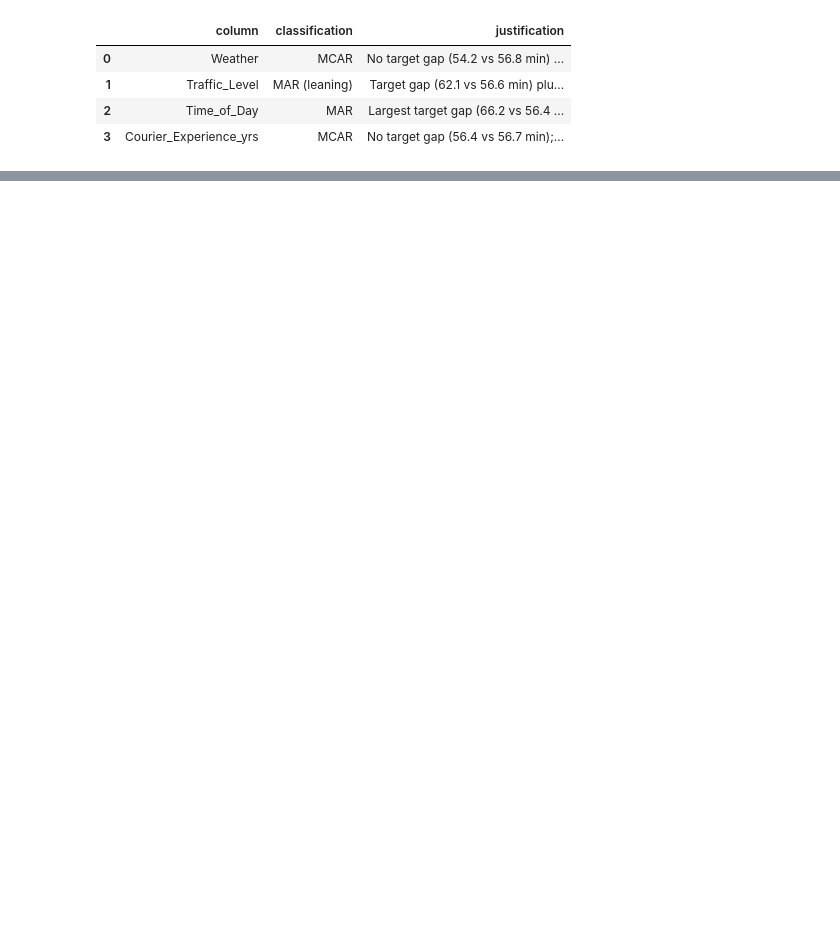
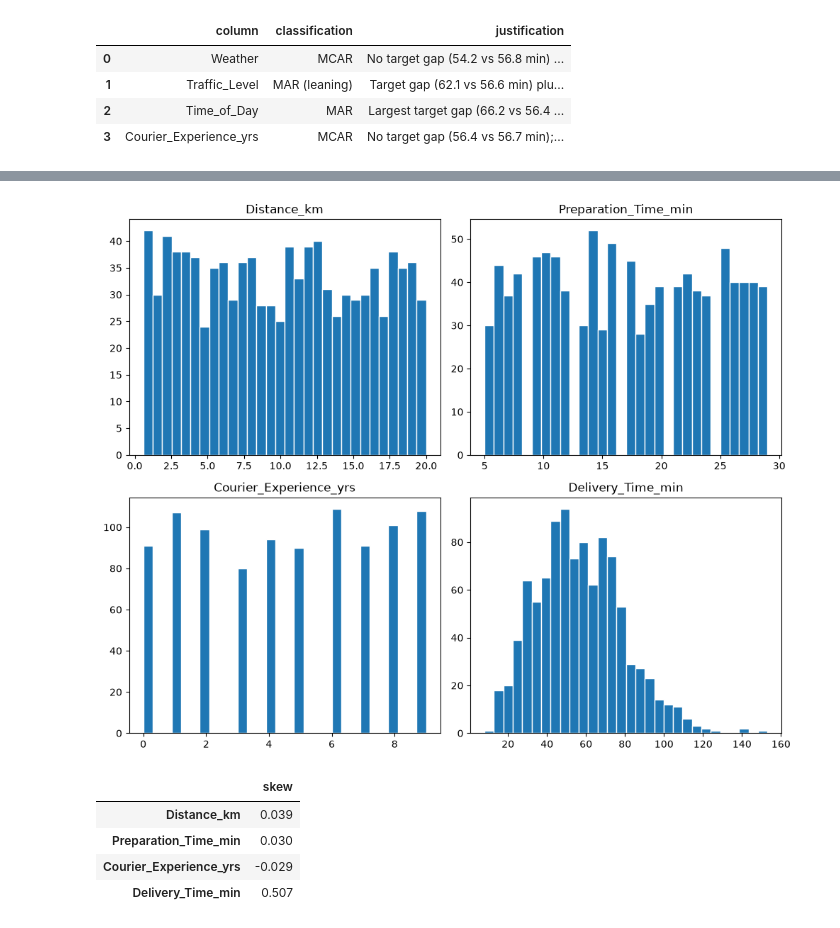
Before and after one commit to felo9015/food_delivery_time_prediction, a Jupyter notebook: notebooks/eda_exploration.ipynb, the cells around one changed output, grey strips where cells are left out. Drawn from its saved outputs; the diff is of its cells as text; code cells hidden in the pictures; blank space fills up the shorter version.

```diff
--- a/notebooks/eda_exploration.ipynb
+++ b/notebooks/eda_exploration.ipynb
@@ -273,0 +278,18 @@ pd.DataFrame([
+# %%
+num_cols = ["Distance_km", "Preparation_Time_min", "Courier_Experience_yrs", "Delivery_Time_min"]
+
+fig, axes = plt.subplots(2, 2, figsize=(10, 8))
+for ax, c in zip(axes.flat, num_cols):
+    ax.hist(df[c].dropna(), bins=30, edgecolor="white")
+    ax.set_title(c)
+plt.tight_layout()
+plt.show()
+
+df[num_cols].skew().round(3).rename("skew").to_frame()
+# %% [output]
+[figure, added]
+|  | skew |
+| Distance_km | 0.039 |
+| Preparation_Time_min | 0.030 |
+| Courier_Experience_yrs | -0.029 |
+| Delivery_Time_min | 0.507 |
```
Also changed, not shown: parts of 26 cells of this notebook, 1 other file.
